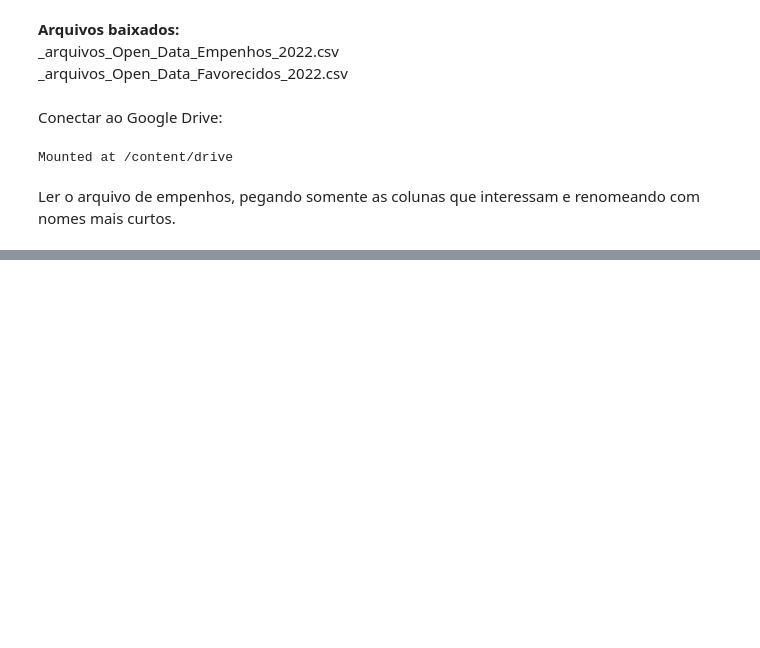
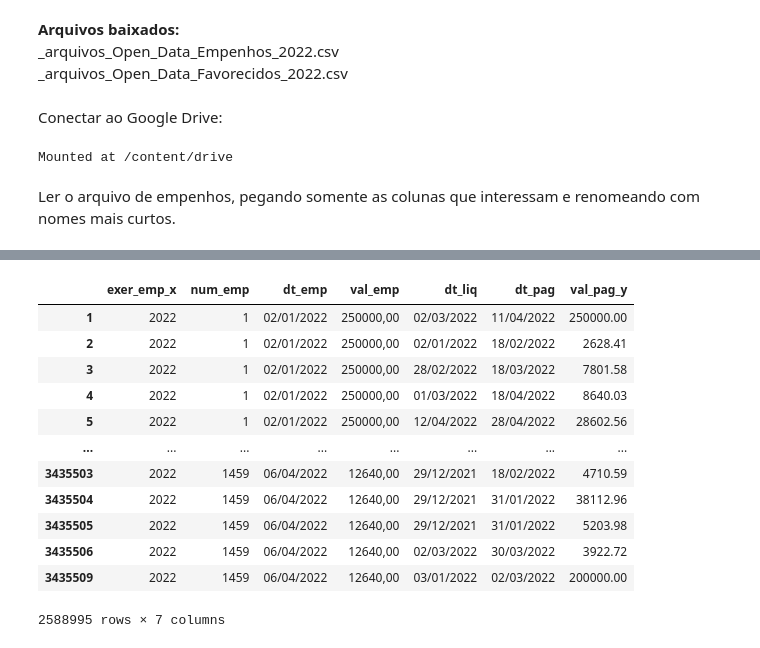
Before and after one commit to szalbuque/contasrio, a Jupyter notebook: Analisa_contas_municipio_rio_de_janeiro.ipynb, the cells around one changed output, grey strips where cells are left out. Cells and saved outputs as stored; diff of their text form; code cells hidden in the pictures; blank space fills up the shorter version.

```diff
--- a/Analisa_contas_municipio_rio_de_janeiro.ipynb
+++ b/Analisa_contas_municipio_rio_de_janeiro.ipynb
@@ -62,0 +67,12 @@ df.head()
+# %%
+col_nomes = ['exer_emp','num_emp','dt_liq','dt_pag','num_liq','val_liq','val_pag']
+df_fav = pd.read_csv('/content/drive/My Drive/dados/_arquivos_Open_Data_Favorecidos_2022.csv',sep=',',header=0,encoding= 'unicode_escape',usecols=(2,3,8,9,10,11,15),names=col_nomes)
+# alterar a formatação da coluna val_pag para o separador de decimais ser o ponto, para permitir a conversão de tipo
+df_fav['val_pag'] = df_fav['val_pag'].apply(lambda x: str(x).replace(",","."))
+# converter a coluna val_pag para valores numéricos
+df_fav['val_pag'] = df_fav['val_pag'].astype('float')
+# converter as colunas de data
+df_fav['dt_liq'] = pd.to_datetime(df_fav['dt_liq'])
+df_fav['dt_pag'] = pd.to_datetime(df_fav['dt_pag'])
+print(df_fav.dtypes)
+df_fav.head()
@@ -62,0 +94,28 @@ df.head()
+# %%
+# juntar os dois dataframes pela coluna num_emp
+junta = pd.merge(df_emp,df_fav,how='inner',on='num_emp')
+# pegar colunas: exer_emp_x, num_emp, dt_emp, val_emp, dt_liq, dt_pag, val_pag_y
+tabela=junta[["exer_emp_x","num_emp","dt_emp","val_emp","dt_liq","dt_pag","val_pag_y"]]
+tabela
+# %%
+# filtrar registros com val_pag_y maior que zero
+filtro = tabela['val_pag_y']>0
+tab_filtrada = tabela[filtro]
+tab_filtrada
+# calcular a diferença de dias entre dt_pag e dt_liq
+
+# calcular a diferença de dias entre dt_liq e dt_emp
+# %% [output]
+|  | exer_emp_x | num_emp | dt_emp | val_emp | dt_liq | dt_pag | val_pag_y |
+| 1 | 2022 | 1 | 02/01/2022 | 250000,00 | 02/03/2022 | 11/04/2022 | 250000.00 |
+| 2 | 2022 | 1 | 02/01/2022 | 250000,00 | 02/01/2022 | 18/02/2022 | 2628.41 |
+| 3 | 2022 | 1 | 02/01/2022 | 250000,00 | 28/02/2022 | 18/03/2022 | 7801.58 |
+| 4 | 2022 | 1 | 02/01/2022 | 250000,00 | 01/03/2022 | 18/04/2022 | 8640.03 |
+| 5 | 2022 | 1 | 02/01/2022 | 250000,00 | 12/04/2022 | 28/04/2022 | 28602.56 |
+| ... | ... | ... | ... | ... | ... | ... | ... |
+| 3435503 | 2022 | 1459 | 06/04/2022 | 12640,00 | 29/12/2021 | 18/02/2022 | 4710.59 |
+| 3435504 | 2022 | 1459 | 06/04/2022 | 12640,00 | 29/12/2021 | 31/01/2022 | 38112.96 |
+| 3435505 | 2022 | 1459 | 06/04/2022 | 12640,00 | 29/12/2021 | 31/01/2022 | 5203.98 |
+| 3435506 | 2022 | 1459 | 06/04/2022 | 12640,00 | 02/03/2022 | 30/03/2022 | 3922.72 |
+| 3435509 | 2022 | 1459 | 06/04/2022 | 12640,00 | 03/01/2022 | 02/03/2022 | 200000.00 |
+2588995 rows × 7 columns
```
Also changed, not shown: parts of 3 cells of this notebook.
